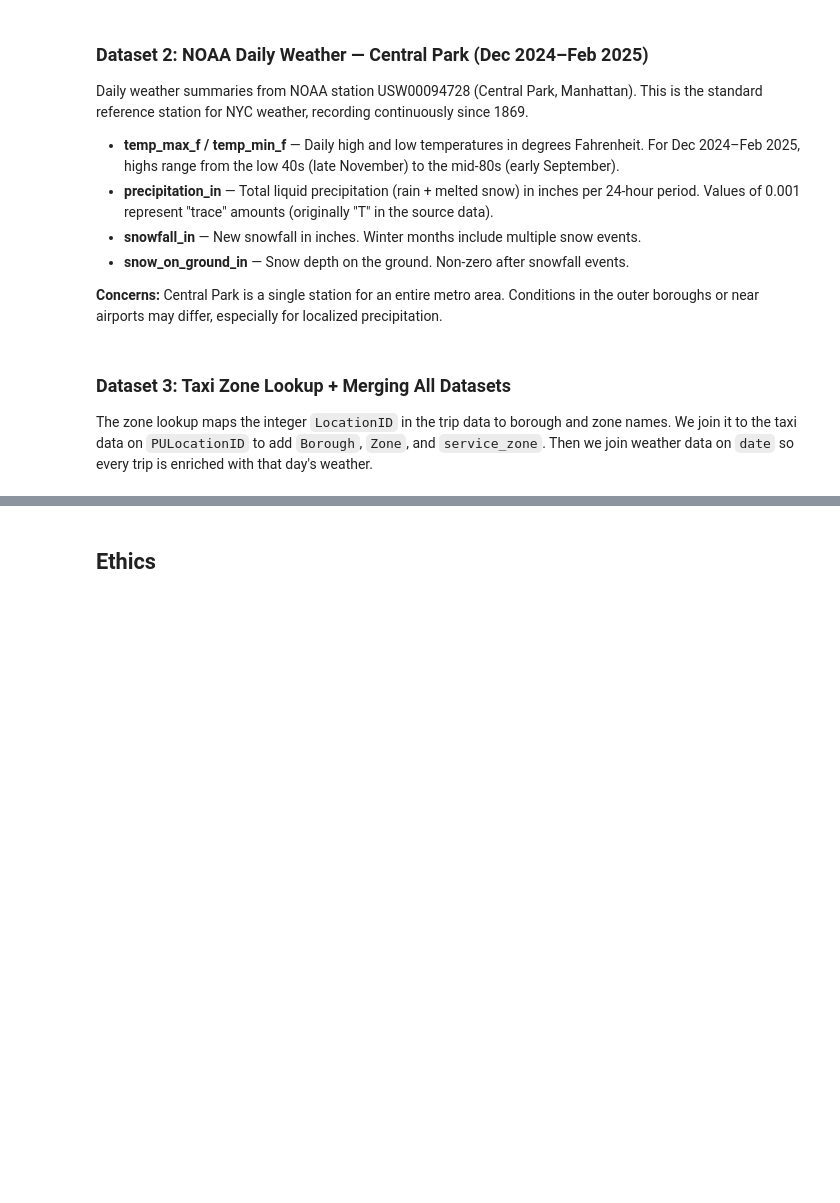
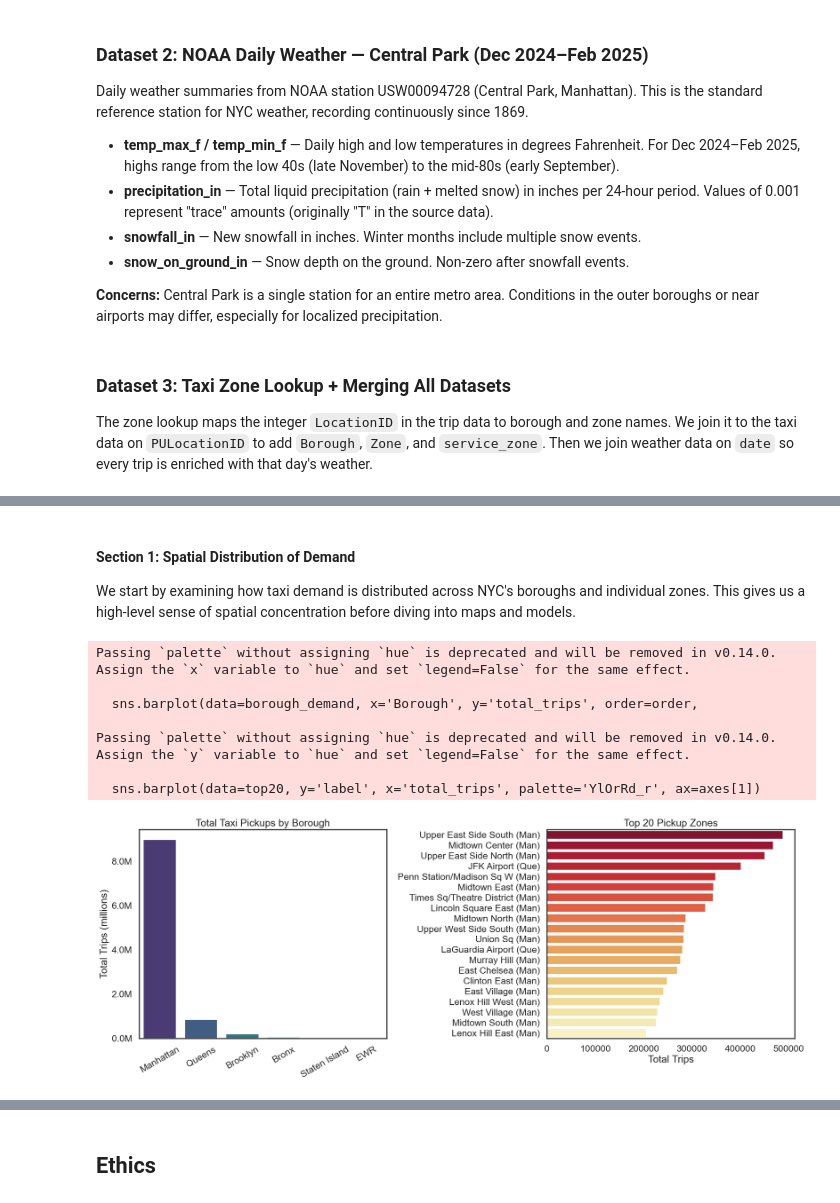
Before and after one commit to COGS108/Group062_WI26, a Jupyter notebook: 02-EDACheckpoint.ipynb, the cells around one changed output, grey strips where cells are left out. Drawn from its saved outputs; the diff is of its cells as text; code cells hidden in the pictures; blank space fills up the shorter version.

```diff
--- a/02-EDACheckpoint.ipynb
+++ b/02-EDACheckpoint.ipynb
@@ -339,0 +371,37 @@ Some more words and stuff.  Remember notebooks work best if you interleave the c
+# %% [markdown]
+#### Section 1: Spatial Distribution of Demand
+
+We start by examining how taxi demand is distributed across NYC's boroughs and individual zones. This gives us a high-level sense of spatial concentration before diving into maps and models.
+# %%
+fig, axes = plt.subplots(1, 2, figsize=(18, 7))
+
+# Borough-level bar chart (left)
+order = borough_demand.sort_values('total_trips', ascending=False)['Borough']
+sns.barplot(data=borough_demand, x='Borough', y='total_trips', order=order,
+            palette='viridis', ax=axes[0])
+axes[0].set_title('Total Taxi Pickups by Borough')
+axes[0].set_ylabel('Total Trips (millions)')
+axes[0].set_xlabel('')
+ticks = axes[0].get_yticks()
+axes[0].set_yticklabels([f'{t/1e6:.1f}M' for t in ticks])
+axes[0].tick_params(axis='x', rotation=30)
+
+# Top 20 zones by demand (right)
+top20 = zone_demand.head(20).copy()
+top20['label'] = top20['Zone'].str[:25] + ' (' + top20['Borough'].str[:3] + ')'
+sns.barplot(data=top20, y='label', x='total_trips', palette='YlOrRd_r', ax=axes[1])
+axes[1].set_title('Top 20 Pickup Zones')
+axes[1].set_xlabel('Total Trips')
+axes[1].set_ylabel('')
+
+plt.tight_layout()
+plt.show()
+# %% [output]
+Passing `palette` without assigning `hue` is deprecated and will be removed in v0.14.0. Assign the `x` variable to `hue` and set `legend=False` for the same effect.
+
+  sns.barplot(data=borough_demand, x='Borough', y='total_trips', order=order,
+
+Passing `palette` without assigning `hue` is deprecated and will be removed in v0.14.0. Assign the `y` variable to `hue` and set `legend=False` for the same effect.
+
+  sns.barplot(data=top20, y='label', x='total_trips', palette='YlOrRd_r', ax=axes[1])
+[figure, added]
```
Also changed, not shown: parts of 28 cells of this notebook, 5 other files.
